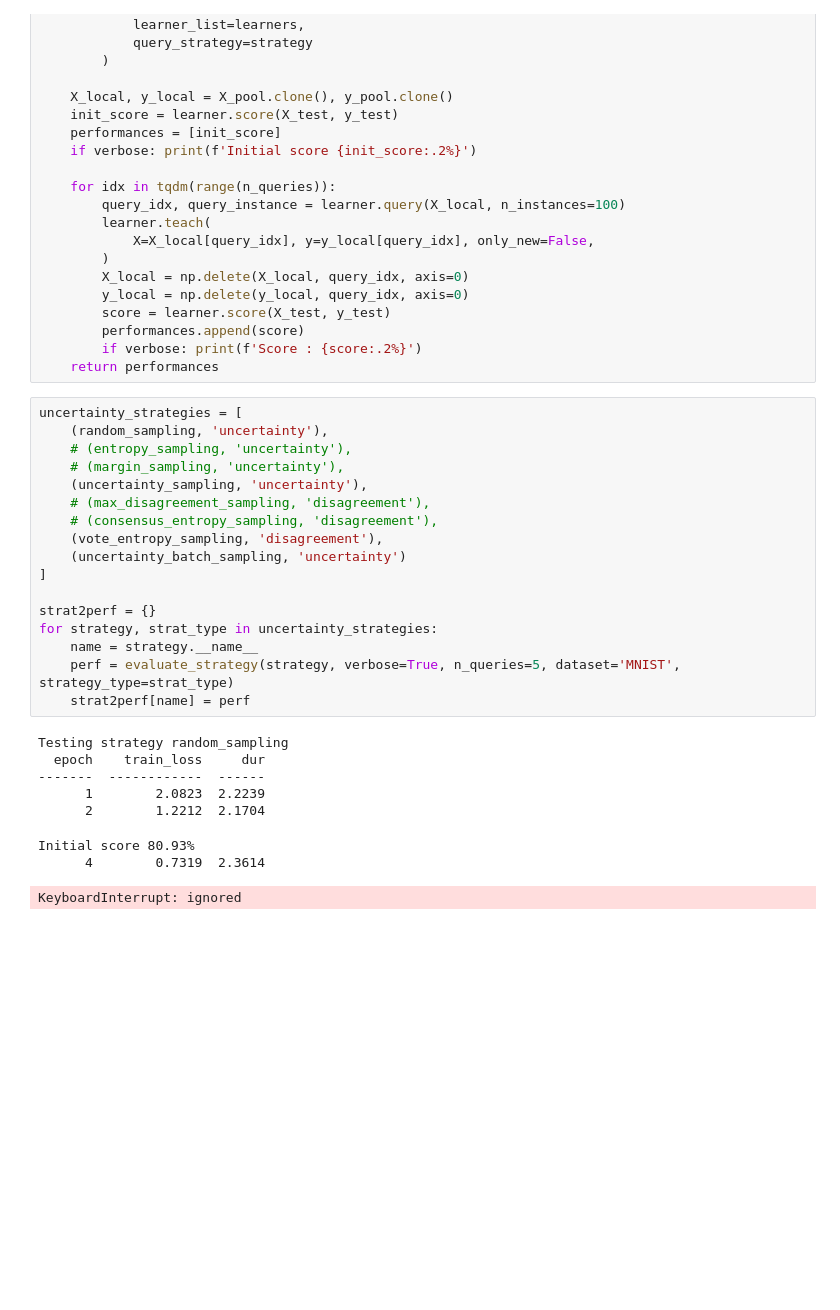
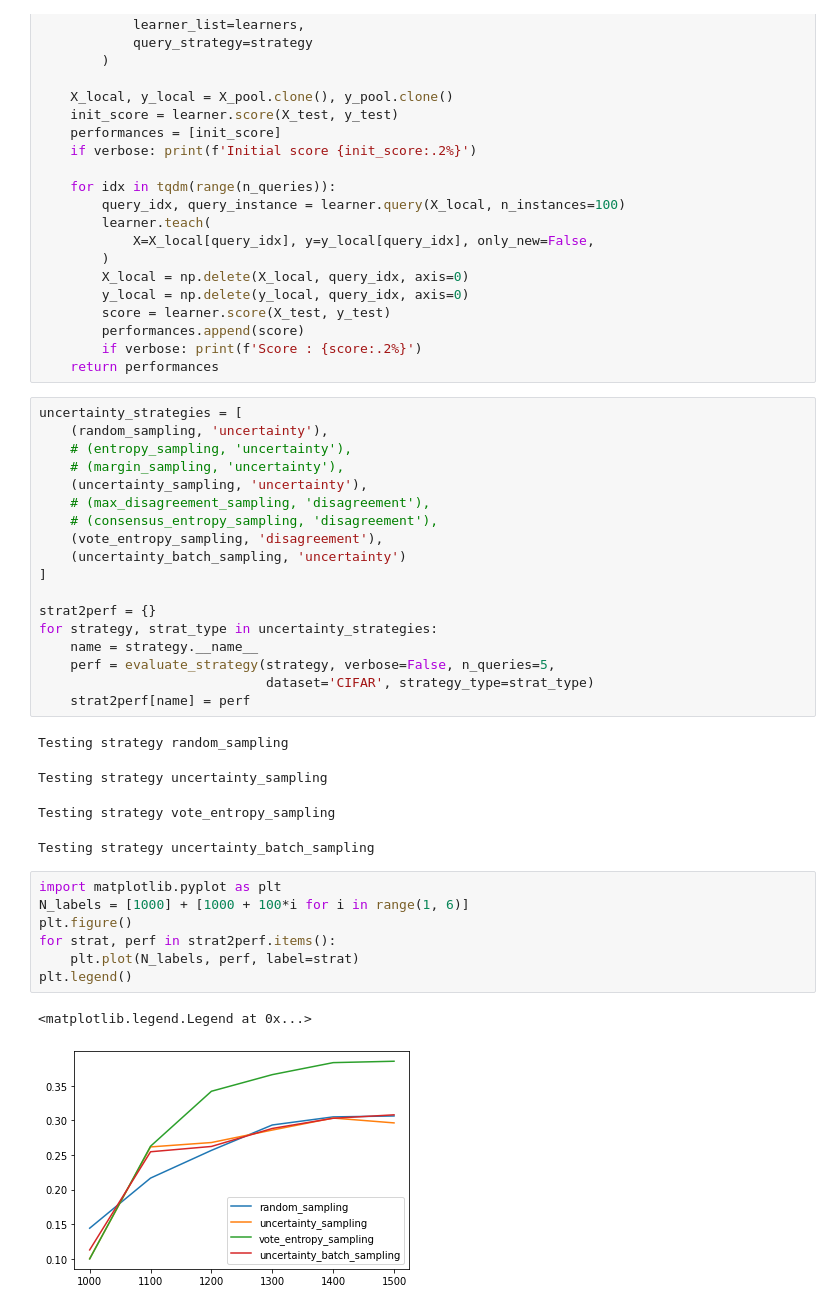
Before and after one commit to kili-technology/kili-python-sdk, a Jupyter notebook: recipes/active-learning/cifar100.ipynb, the cells around one changed output. Drawn from its saved outputs; the diff is of its cells as text; blank space fills up the shorter version.

```diff
--- a/recipes/active-learning/cifar100.ipynb
+++ b/recipes/active-learning/cifar100.ipynb
@@ -323,14 +324,21 @@ uncertainty_strategies = [
 strat2perf = {}
 for strategy, strat_type in uncertainty_strategies:
     name = strategy.__name__
-    perf = evaluate_strategy(strategy, verbose=True, n_queries=5, dataset='MNIST', strategy_type=strat_type)
+    perf = evaluate_strategy(strategy, verbose=False, n_queries=5,
+                             dataset='CIFAR', strategy_type=strat_type)
     strat2perf[name] = perf
 # %% [output]
 Testing strategy random_sampling
-  epoch    train_loss     dur
--------  ------------  ------
-      1        2.0823  2.2239
-      2        1.2212  2.1704
-Initial score 80.93%
-      4        0.7319  2.3614
+Testing strategy uncertainty_sampling
-KeyboardInterrupt: ignored
+Testing strategy vote_entropy_sampling
+Testing strategy uncertainty_batch_sampling
+# %%
+import matplotlib.pyplot as plt
+N_labels = [1000] + [1000 + 100*i for i in range(1, 6)]
+plt.figure()
+for strat, perf in strat2perf.items():
+    plt.plot(N_labels, perf, label=strat)
+plt.legend()
+# %% [output]
+<matplotlib.legend.Legend at 0x...>
+[figure, added]
```
Also changed, not shown: parts of 3 cells of this notebook.
